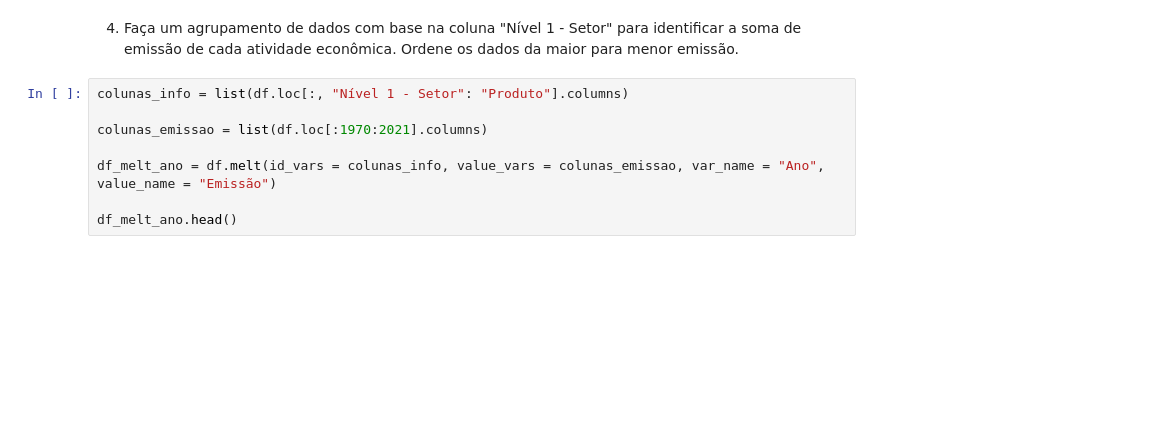
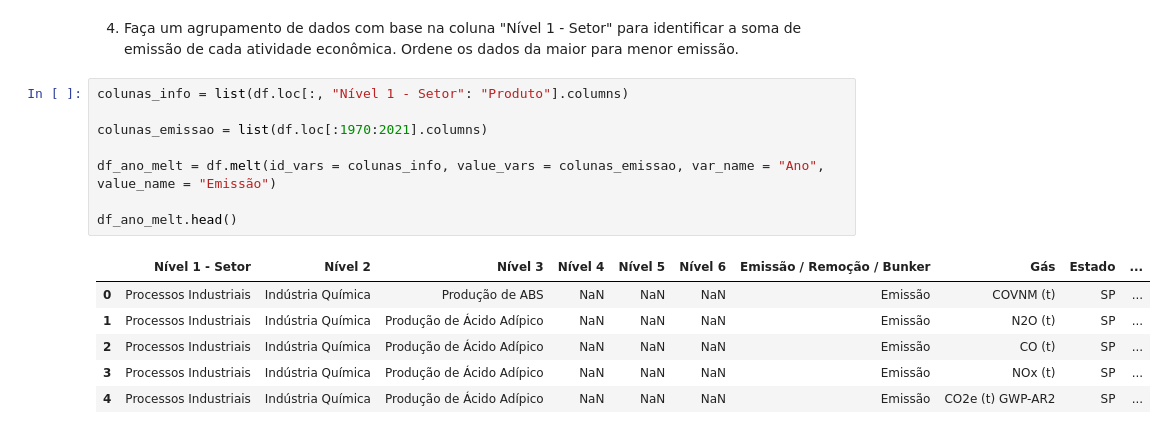
Before and after one commit to diegomattos1408/Python-Data-Science-Alura, a Jupyter notebook: curso_alura_python_para_data_science_5.ipynb, the cells around one changed output. Cells and saved outputs as stored; diff of their text form; blank space fills up the shorter version.

```diff
--- a/curso_alura_python_para_data_science_5.ipynb
+++ b/curso_alura_python_para_data_science_5.ipynb
@@ -63,9 +102,16 @@ mean_emissions_2021
 # %%
 colunas_info = list(df.loc[:, "Nível 1 - Setor": "Produto"].columns)
 
 colunas_emissao = list(df.loc[:1970:2021].columns)
 
-df_melt_ano = df.melt(id_vars = colunas_info, value_vars = colunas_emissao, var_name = "Ano", value_name = "Emissão")
+df_ano_melt = df.melt(id_vars = colunas_info, value_vars = colunas_emissao, var_name = "Ano", value_name = "Emissão")
 
-df_melt_ano.head()
+df_ano_melt.head()
+# %% [output]
+|  | Nível 1 - Setor | Nível 2 | Nível 3 | Nível 4 | Nível 5 | Nível 6 | Emissão / Remoção / Bunker | Gás | Estado | ... |
+| 0 | Processos Industriais | Indústria Química | Produção de ABS | NaN | NaN | NaN | Emissão | COVNM (t) | SP | ... |
+| 1 | Processos Industriais | Indústria Química | Produção de Ácido Adípico | NaN | NaN | NaN | Emissão | N2O (t) | SP | ... |
+| 2 | Processos Industriais | Indústria Química | Produção de Ácido Adípico | NaN | NaN | NaN | Emissão | CO (t) | SP | ... |
+| 3 | Processos Industriais | Indústria Química | Produção de Ácido Adípico | NaN | NaN | NaN | Emissão | NOx (t) | SP | ... |
+| 4 | Processos Industriais | Indústria Química | Produção de Ácido Adípico | NaN | NaN | NaN | Emissão | CO2e (t) GWP-AR2 | SP | ... |
 # %%
```
Also changed, not shown: parts of 24 cells of this notebook.
